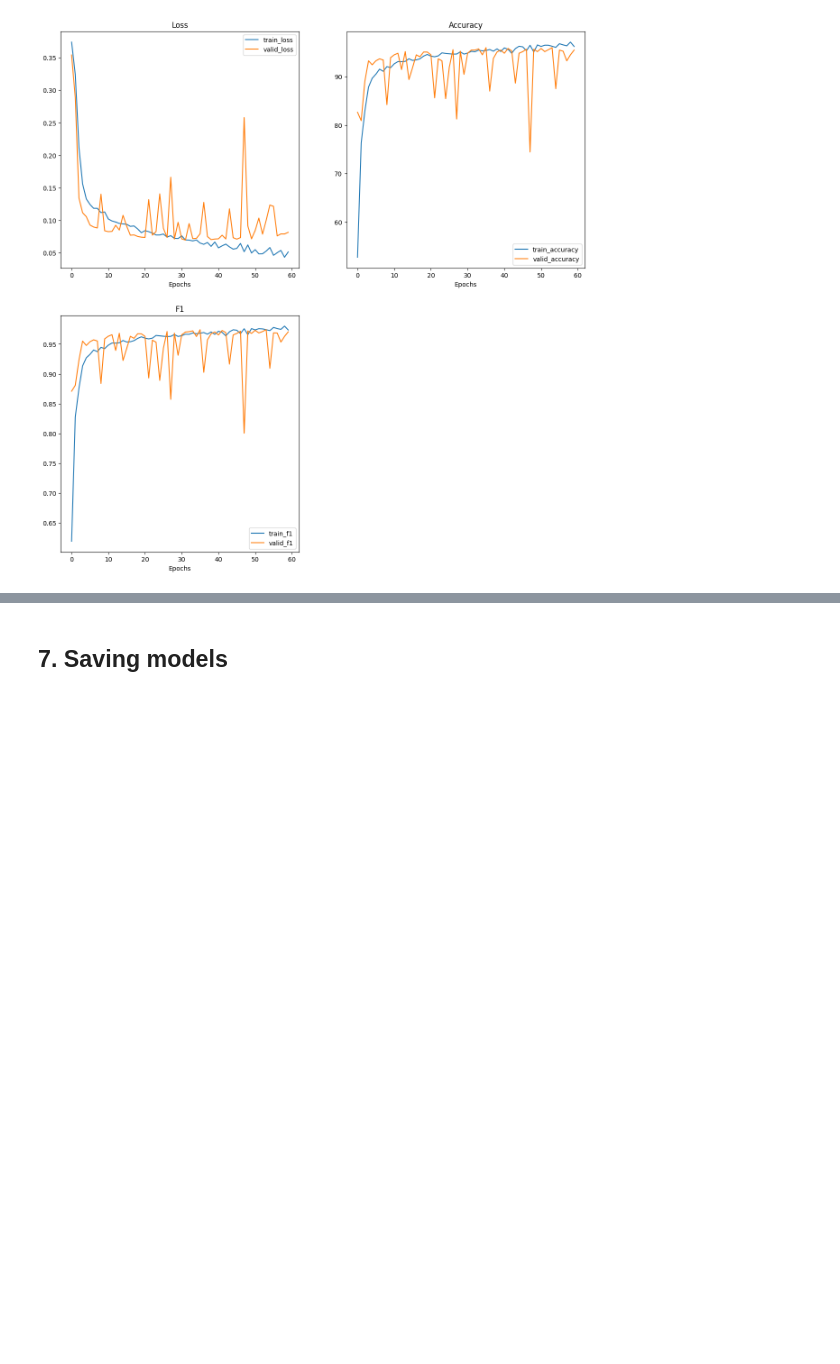
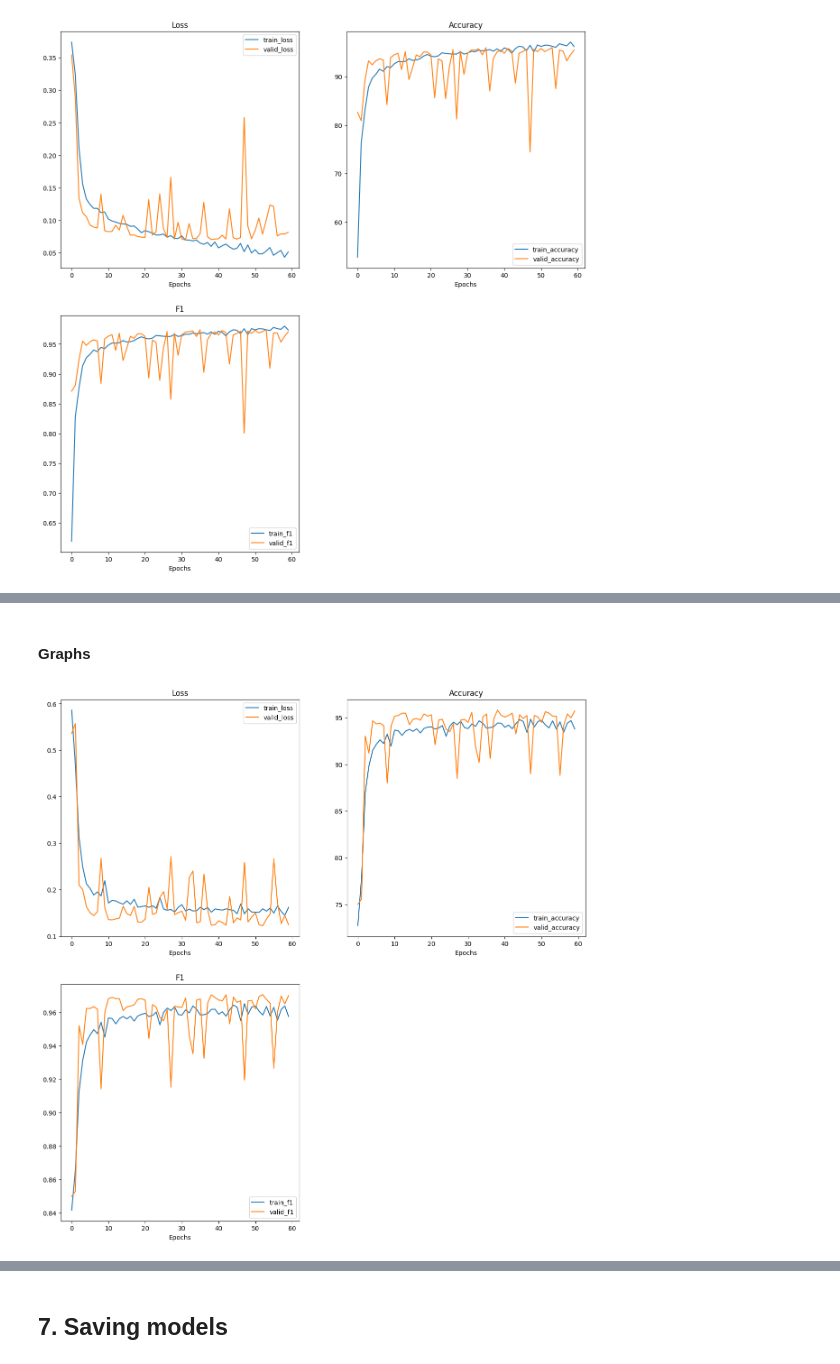
Before and after one commit to GabCopetti/Chest-X-Rays-Binary-Classification, a Jupyter notebook: Chest_XRays_Training_and_Evaluation_BatchSize64.ipynb, the cells around one changed output, grey strips where cells are left out. Cells and saved outputs as stored; diff of their text form; code cells hidden in the pictures; blank space fills up the shorter version.

```diff
--- a/Chest_XRays_Training_and_Evaluation_BatchSize64.ipynb
+++ b/Chest_XRays_Training_and_Evaluation_BatchSize64.ipynb
@@ -1258,0 +1263,11 @@ plot_loss_curves(model_25b_results)
+# %%
+# CNN
+torch.manual_seed(42)
+
+# Kernel size 3x3
+# Number of hidden units: 10
+model_26b = XRAYS_CNN(input_shape=1, # 1 colour channel
+    hidden_units=10, # number of filters
+    output_shape=1
+)
+model_26b.to(device)
@@ -1258,0 +1295,3 @@ plot_loss_curves(model_25b_results)
+# %%
+# Adding L2 regularization
+optimizer_26b = torch.optim.SGD(params=model_26b.parameters(), lr=0.01, weight_decay=0.1)
@@ -1258,0 +1344,19 @@ plot_loss_curves(model_25b_results)
+# %%
+#Set number of epochs
+NUM_EPOCHS = 60
+# %%
+# Set random seeds
+torch.manual_seed(42)
+torch.cuda.manual_seed(42)
+
+# CNN
+# Number of hidden units: 10
+# L2 Regularization
+# No class weight
+# Train model
+model_26b_results = train(model=model_26b,
+                        train_dataloader=train_dataloader,
+                        valid_dataloader=valid_dataloader,
+                        optimizer=optimizer_26b,
+                        loss_fn=loss_fn,
+                        epochs=NUM_EPOCHS)
@@ -1258,0 +1523,10 @@ plot_loss_curves(model_25b_results)
+# %% [markdown]
+#### Graphs
+# %%
+# CNN
+# Number of hidden units: 10
+# L2 Regularization
+# No class weight
+plot_loss_curves(model_26b_results)
+# %% [output]
+[figure, added]
```
Also changed, not shown: parts of 42 cells of this notebook.
